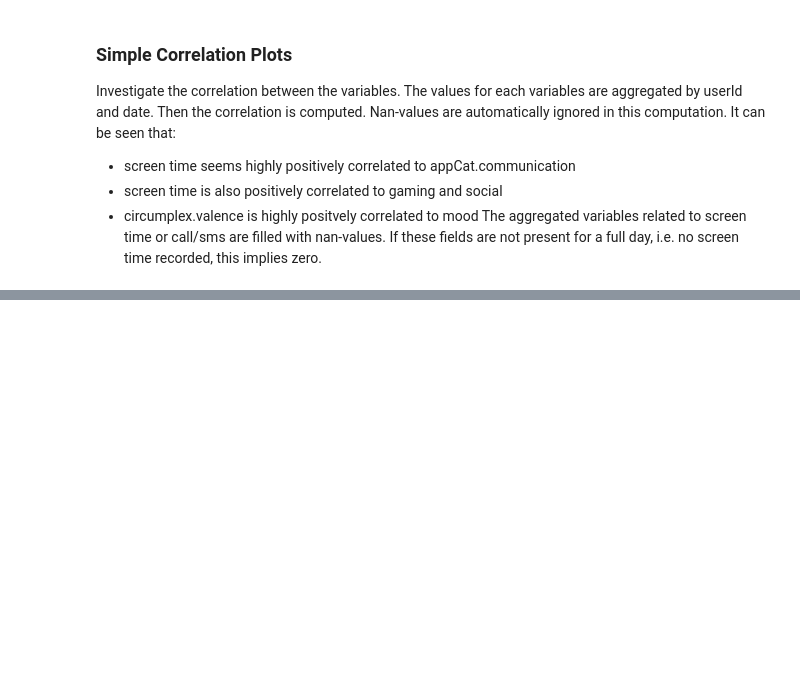
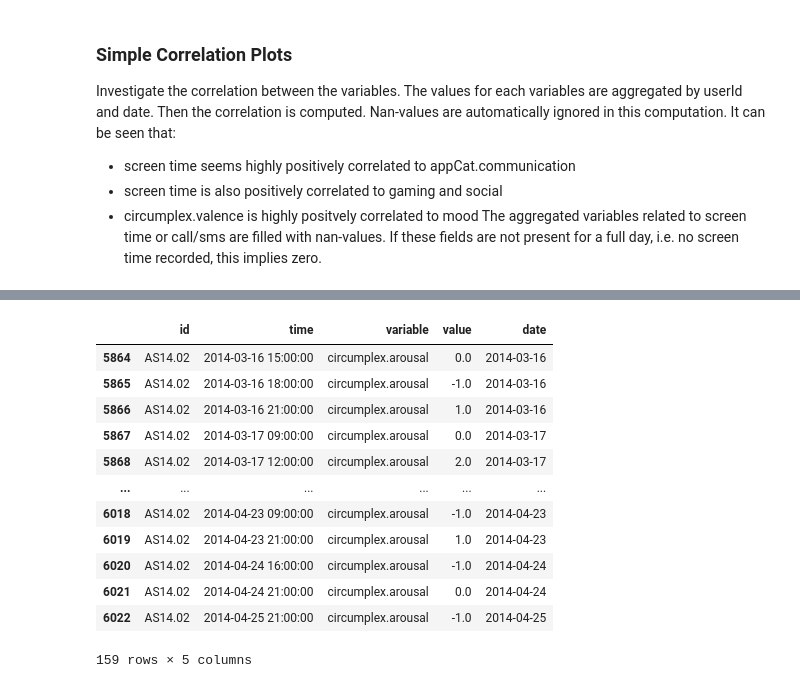
Before and after one commit to siemfenne/dataminingtechniques, a Jupyter notebook: assignment1/data_investigation.ipynb, the cells around one changed output, grey strips where cells are left out. Cells and saved outputs as stored; diff of their text form; code cells hidden in the pictures; blank space fills up the shorter version.

```diff
--- a/assignment1/data_investigation.ipynb
+++ b/assignment1/data_investigation.ipynb
@@ -158,0 +328,16 @@ type of aggregation: mean
+# %%
+df[(df.id == "AS14.02") & (df.variable == "")].dropna()
+# %% [output]
+|  | id | time | variable | value | date |
+| 5864 | AS14.02 | 2014-03-16 15:00:00 | circumplex.arousal | 0.0 | 2014-03-16 |
+| 5865 | AS14.02 | 2014-03-16 18:00:00 | circumplex.arousal | -1.0 | 2014-03-16 |
+| 5866 | AS14.02 | 2014-03-16 21:00:00 | circumplex.arousal | 1.0 | 2014-03-16 |
+| 5867 | AS14.02 | 2014-03-17 09:00:00 | circumplex.arousal | 0.0 | 2014-03-17 |
+| 5868 | AS14.02 | 2014-03-17 12:00:00 | circumplex.arousal | 2.0 | 2014-03-17 |
+| ... | ... | ... | ... | ... | ... |
+| 6018 | AS14.02 | 2014-04-23 09:00:00 | circumplex.arousal | -1.0 | 2014-04-23 |
+| 6019 | AS14.02 | 2014-04-23 21:00:00 | circumplex.arousal | 1.0 | 2014-04-23 |
+| 6020 | AS14.02 | 2014-04-24 16:00:00 | circumplex.arousal | -1.0 | 2014-04-24 |
+| 6021 | AS14.02 | 2014-04-24 21:00:00 | circumplex.arousal | 0.0 | 2014-04-24 |
+| 6022 | AS14.02 | 2014-04-25 21:00:00 | circumplex.arousal | -1.0 | 2014-04-25 |
+159 rows × 5 columns
```
Also changed, not shown: parts of 14 cells of this notebook, 6 other files.
